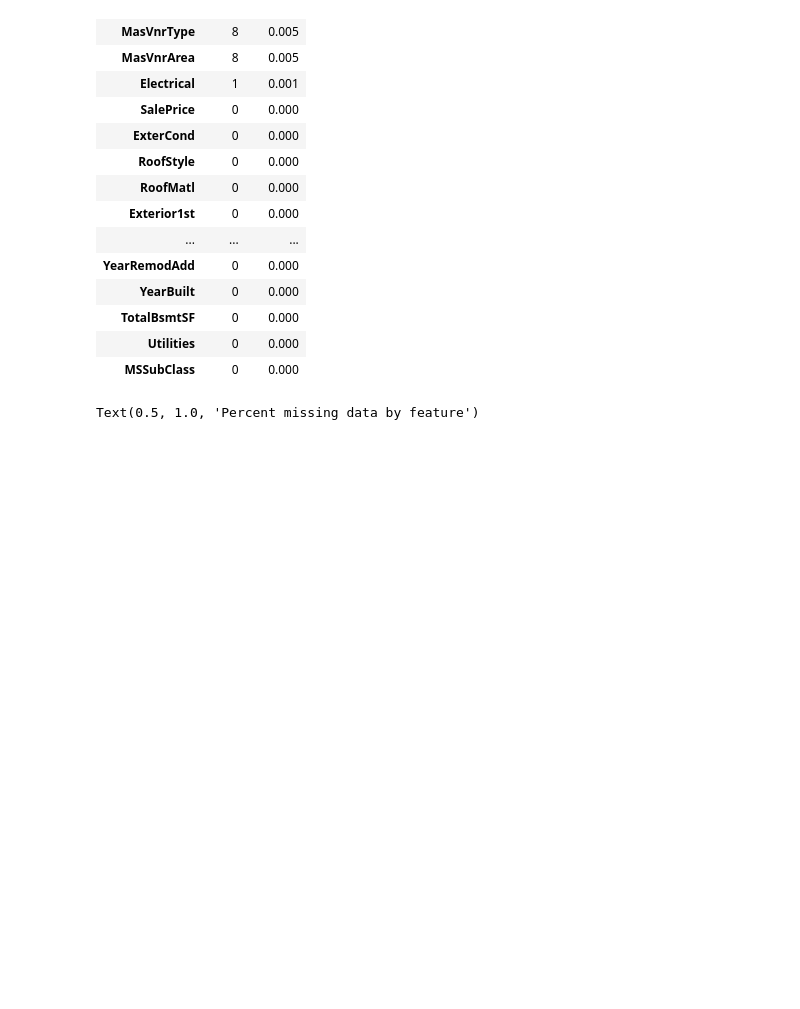
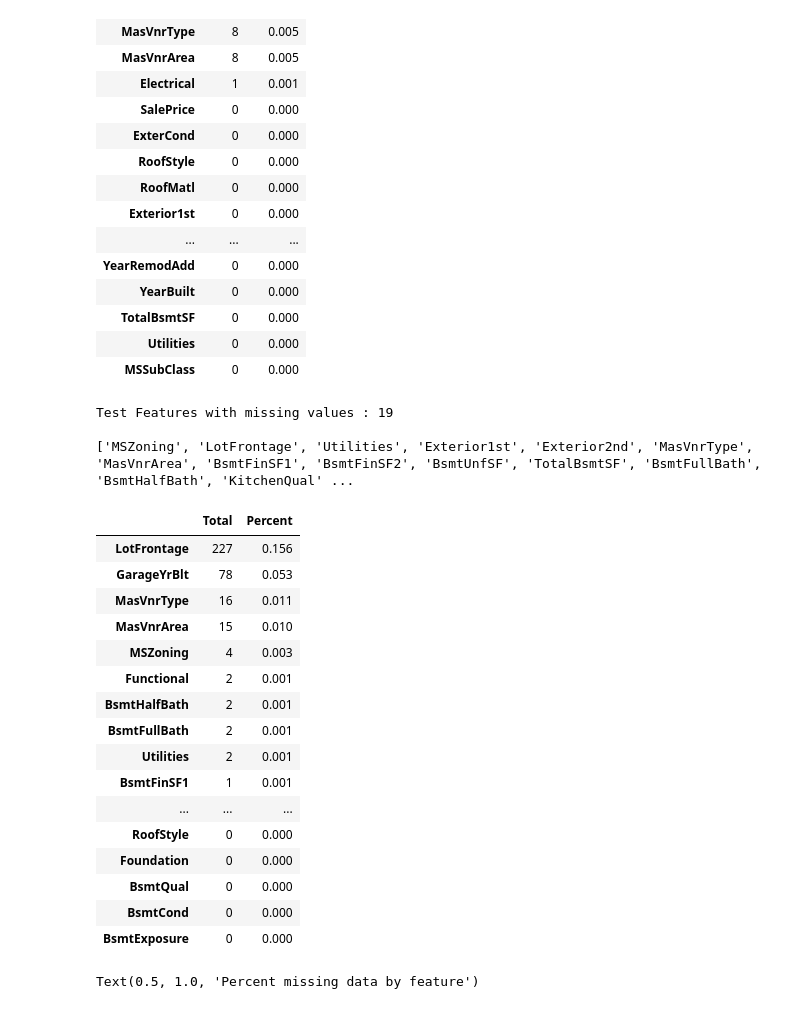
Before and after one commit to rvalusa2108/Scikit-Learn_Pipeline-House_Price_Prediction-Kaggle, a Jupyter notebook: house-prices-advanced-regression-techniques/House_Price_Prediction-AdvanceRegression.ipynb, the cells around one changed output. Saved outputs shown, nothing was run; the diff lists cells and outputs as text; code cells hidden in the pictures; blank space fills up the shorter version.

```diff
--- a/house-prices-advanced-regression-techniques/House_Price_Prediction-AdvanceRegression.ipynb
+++ b/house-prices-advanced-regression-techniques/House_Price_Prediction-AdvanceRegression.ipynb
@@ -389,6 +443,38 @@ Features with missing values : 5
 | TotalBsmtSF | 0 | 0.000 |
 | Utilities | 0 | 0.000 |
 | MSSubClass | 0 | 0.000 |
+# %%
+# List the features having missing values in test data
+test_feat_w_missing_values_list = testDf.columns[testDf.isna().any()].tolist()
+
+print(f"Test Features with missing values : {len(test_feat_w_missing_values_list)}\n\n{test_feat_w_missing_values_list}")
+
+# percentage of missing values
+test_total = testDf.isnull().sum().sort_values(ascending=False)
+test_percent = (testDf.isnull().sum()/testDf.isnull().count()).sort_values(ascending=False)
+test_missing_data = pd.concat([test_total, test_percent], axis=1, keys=['Total', 'Percent'])
+test_missing_data.head(25)
+# %% [output]
+Test Features with missing values : 19
+
+['MSZoning', 'LotFrontage', 'Utilities', 'Exterior1st', 'Exterior2nd', 'MasVnrType', 'MasVnrArea', 'BsmtFinSF1', 'BsmtFinSF2', 'BsmtUnfSF', 'TotalBsmtSF', 'BsmtFullBath', 'BsmtHalfBath', 'KitchenQual' ...
+|  | Total | Percent |
+| LotFrontage | 227 | 0.156 |
+| GarageYrBlt | 78 | 0.053 |
+| MasVnrType | 16 | 0.011 |
+| MasVnrArea | 15 | 0.010 |
+| MSZoning | 4 | 0.003 |
+| Functional | 2 | 0.001 |
+| BsmtHalfBath | 2 | 0.001 |
+| BsmtFullBath | 2 | 0.001 |
+| Utilities | 2 | 0.001 |
+| BsmtFinSF1 | 1 | 0.001 |
+| ... | ... | ... |
+| RoofStyle | 0 | 0.000 |
+| Foundation | 0 | 0.000 |
+| BsmtQual | 0 | 0.000 |
+| BsmtCond | 0 | 0.000 |
+| BsmtExposure | 0 | 0.000 |
 # %%
 f, ax = plt.subplots(figsize=(15, 12))
 plt.xticks(rotation='90')
```
Also changed, not shown: parts of 16 cells of this notebook, 7 other files.
